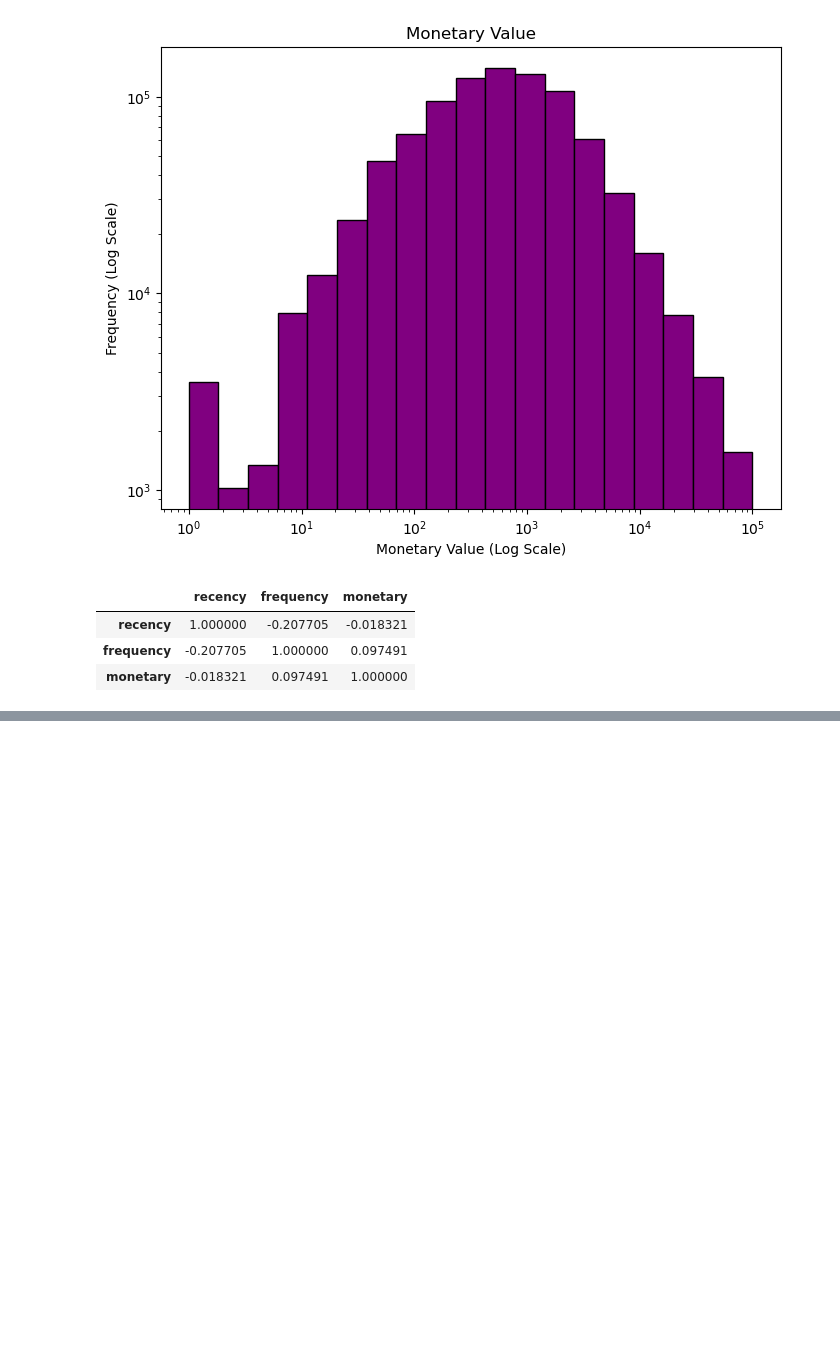
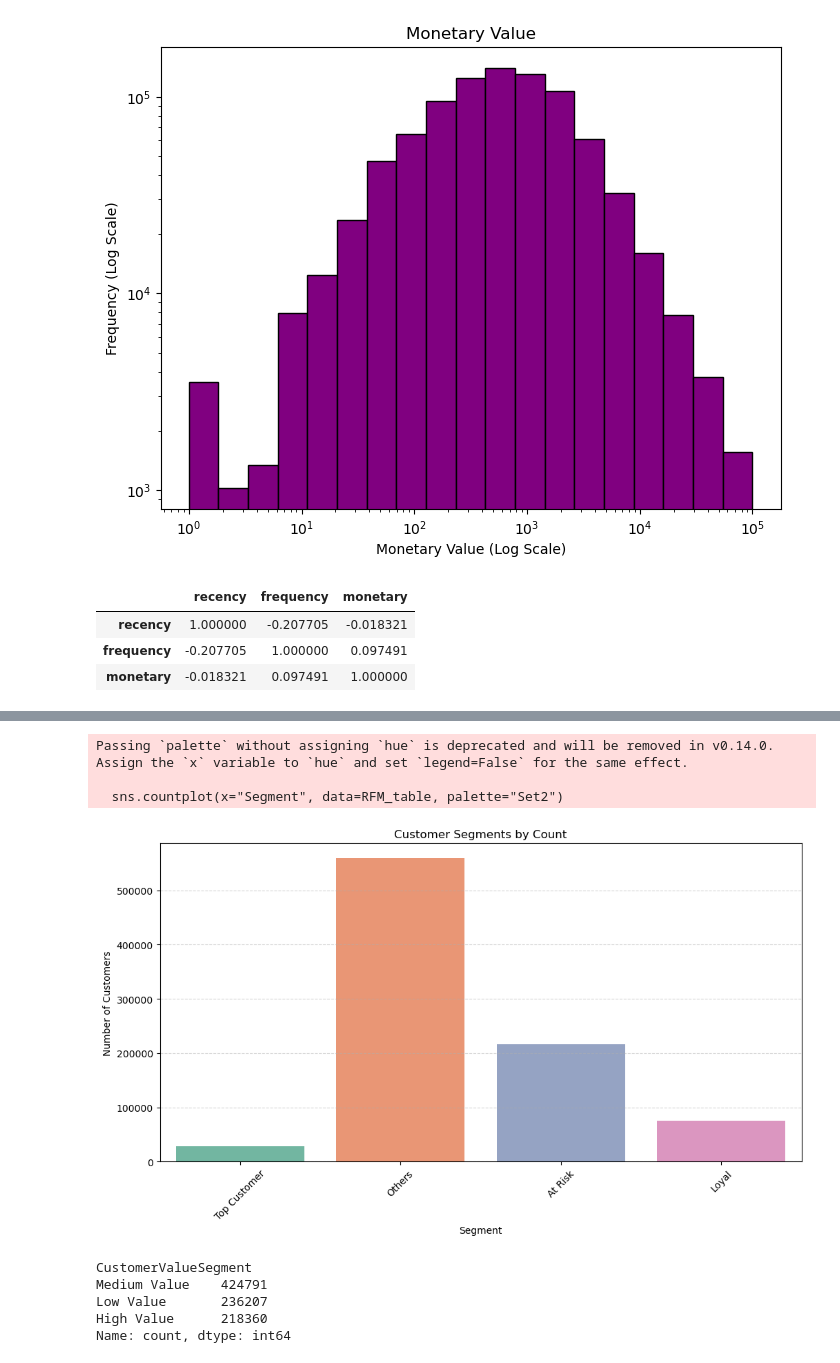
Before and after one commit to AdvanceBee/RFM-Analysis-Retail-Banking, a Jupyter notebook: RFM_Solution.ipynb, the cells around one changed output, grey strips where cells are left out. Saved outputs shown, nothing was run; the diff lists cells and outputs as text; code cells hidden in the pictures; blank space fills up the shorter version.

```diff
--- a/RFM_Solution.ipynb
+++ b/RFM_Solution.ipynb
@@ -1054,0 +1181,10 @@ RFM_table.to_csv('rfm_output.csv', index=False)
+# %%
+RFM_table["F_score"] = RFM_table["Frequency"].apply(lambda x: assign_F_score(x, "Frequency"))
+# %%
+RFM_table["M_score"] = RFM_table["Monetary"].apply(lambda x: assign_M_score(x, "Monetary"))
+# %%
+RFM_table["M_group"] = (
+    RFM_table["R_score"].astype(str) +
+    RFM_table["F_score"].astype(str) +
+    RFM_table["M_score"].astype(str)
+)
@@ -1054,0 +1208,30 @@ RFM_table.to_csv('rfm_output.csv', index=False)
+# %%
+def segment_customer(row):
+    if row['RFM_Score'] == '444':
+        return 'Top Customer'
+    elif row['R_score'] >= 3 and row['F_score'] >= 3:
+        return 'Loyal'
+    elif row['R_score'] == 1:
+        return 'At Risk'
+    else:
+        return 'Others'
+
+RFM_table['Segment'] = RFM_table.apply(segment_customer, axis=1)
+# %%
+import matplotlib.pyplot as plt
+import seaborn as sns
+
+plt.figure(figsize=(12, 6))
+sns.countplot(x="Segment", data=RFM_table, palette="Set2")
+
+plt.title("Customer Segments by Count")
+plt.ylabel("Number of Customers")
+plt.xlabel("Segment")
+plt.xticks(rotation=45)
+plt.grid(axis='y', linestyle='--', alpha=0.5)
+plt.show()
+# %% [output]
+Passing `palette` without assigning `hue` is deprecated and will be removed in v0.14.0. Assign the `x` variable to `hue` and set `legend=False` for the same effect.
+
+  sns.countplot(x="Segment", data=RFM_table, palette="Set2")
+[figure, added]
@@ -1054,0 +1250,8 @@ RFM_table.to_csv('rfm_output.csv', index=False)
+# %%
+RFM_table['CustomerValueSegment'].value_counts()
+# %% [output]
+CustomerValueSegment
+Medium Value    424791
+Low Value       236207
+High Value      218360
+Name: count, dtype: int64
```
Also changed, not shown: parts of 108 cells of this notebook, 4 other files.
